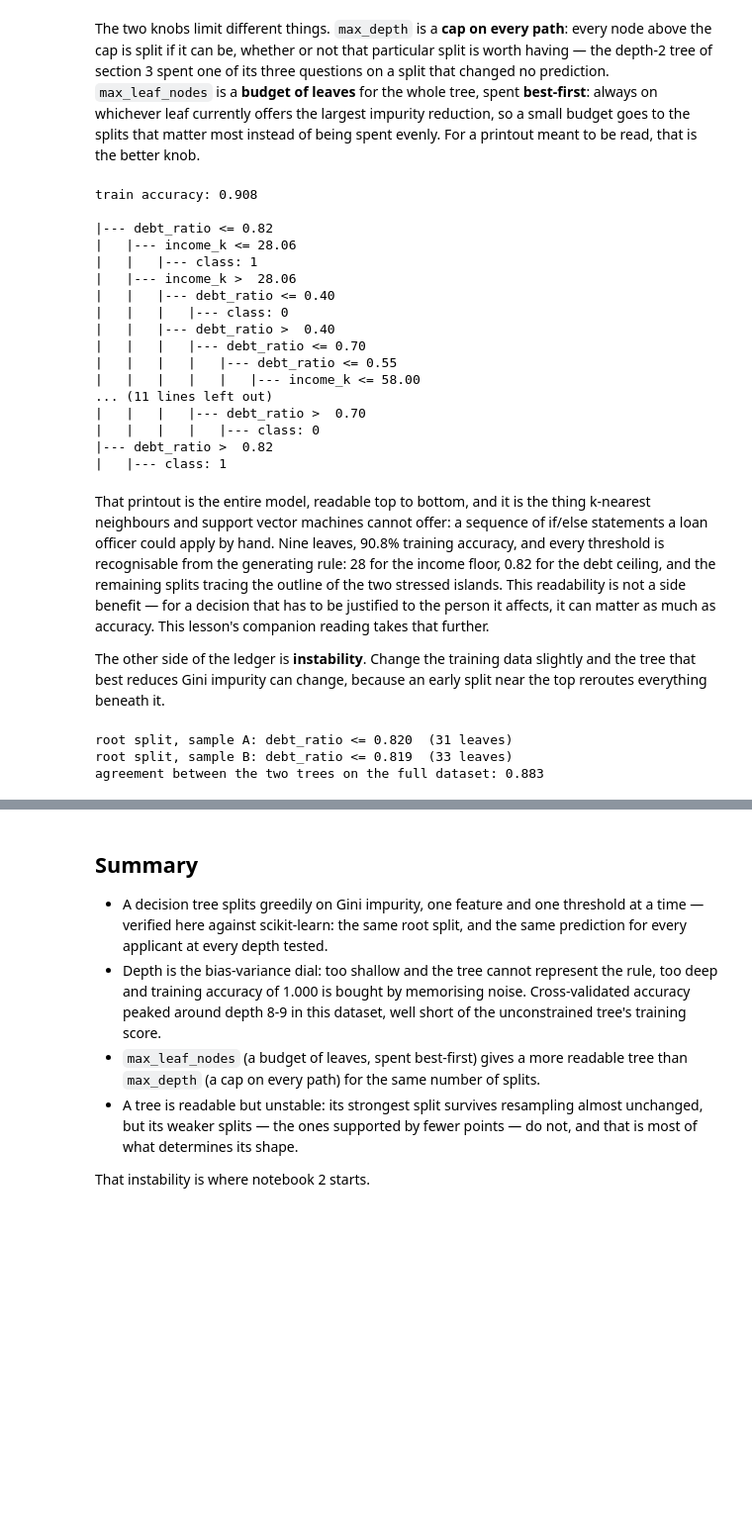
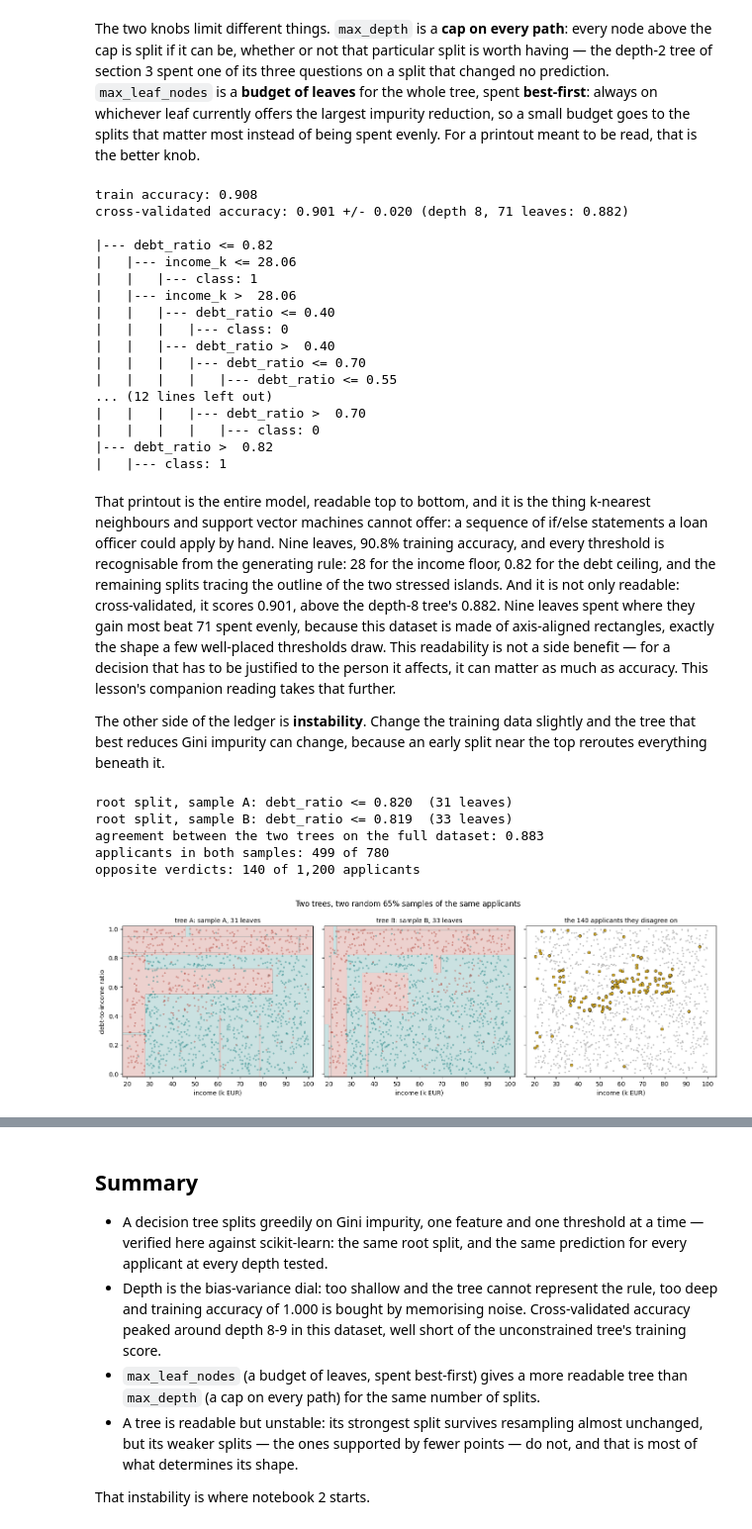
Before and after one commit to fabioantonini/technologies-for-artificial-intelligence, a Jupyter notebook: Lessons/07_trees_and_ensembles/Notebooks/01_decision_trees_from_scratch.ipynb, the cells around one changed output, grey strips where cells are left out. Shown at 99% size. Cells and saved outputs as stored; diff of their text form; code cells hidden in the pictures; blank space fills up the shorter version.

```diff
--- a/Lessons/07_trees_and_ensembles/Notebooks/01_decision_trees_from_scratch.ipynb
+++ b/Lessons/07_trees_and_ensembles/Notebooks/01_decision_trees_from_scratch.ipynb
@@ -733,10 +747,14 @@ budget goes to the splits that matter most instead of being spent evenly. For
 a printout meant to be read, that is the better knob.
 # %%
 small_tree = DecisionTreeClassifier(max_leaf_nodes=9, random_state=0).fit(X, y)
-print(f"train accuracy: {small_tree.score(X, y):.3f}\n")
+small_cv = cross_val_score(DecisionTreeClassifier(max_leaf_nodes=9, random_state=0), X, y, cv=folds)
+print(f"train accuracy: {small_tree.score(X, y):.3f}")
+print(f"cross-validated accuracy: {small_cv.mean():.3f} +/- {small_cv.std():.3f} "
+      f"(depth 8, 71 leaves: {depth8_folds.mean():.3f})\n")
 print(export_text(small_tree, feature_names=list(X.columns)))
 # %% [output]
 train accuracy: 0.908
+cross-validated accuracy: 0.901 +/- 0.020 (depth 8, 71 leaves: 0.882)
 
 |--- debt_ratio <= 0.82
 |   |--- income_k <= 28.06
@@ -747,8 +765,7 @@ train accuracy: 0.908
 |   |   |--- debt_ratio >  0.40
 |   |   |   |--- debt_ratio <= 0.70
 |   |   |   |   |--- debt_ratio <= 0.55
-|   |   |   |   |   |--- income_k <= 58.00
-... (11 lines left out)
+... (12 lines left out)
 |   |   |   |--- debt_ratio >  0.70
 |   |   |   |   |--- class: 0
 |--- debt_ratio >  0.82
@@ -760,7 +777,10 @@ sequence of if/else statements a loan officer could apply by hand. Nine
 leaves, 90.8% training accuracy, and every threshold is recognisable from
 the generating rule: 28 for the income floor, 0.82 for the debt ceiling,
 and the remaining splits tracing the outline of the two stressed islands.
-This readability is not a side benefit — for a decision that has to be
+And it is not only readable: cross-validated, it scores 0.901, above the
+depth-8 tree's 0.882. Nine leaves spent where they gain most beat 71 spent
+evenly, because this dataset is made of axis-aligned rectangles, exactly the
+shape a few well-placed thresholds draw. This readability is not a side benefit — for a decision that has to be
 justified to the person it affects, it can matter as much as accuracy. This
 lesson's companion reading takes that further.
 
@@ -770,21 +790,42 @@ early split near the top reroutes everything beneath it.
 # %%
 sample_a = X.sample(frac=0.65, random_state=1)
 sample_b = X.sample(frac=0.65, random_state=2)
 tree_a = DecisionTreeClassifier(max_depth=6, random_state=0).fit(
     sample_a, y.loc[sample_a.index])
 tree_b = DecisionTreeClassifier(max_depth=6, random_state=0).fit(
     sample_b, y.loc[sample_b.index])
 
 agree = (tree_a.predict(X) == tree_b.predict(X)).mean()
 print(f"root split, sample A: {X.columns[tree_a.tree_.feature[0]]} "
       f"<= {tree_a.tree_.threshold[0]:.3f}  ({tree_a.get_n_leaves()} leaves)")
 print(f"root split, sample B: {X.columns[tree_b.tree_.feature[0]]} "
       f"<= {tree_b.tree_.threshold[0]:.3f}  ({tree_b.get_n_leaves()} leaves)")
 print(f"agreement between the two trees on the full dataset: {agree:.3f}")
+disagree = tree_a.predict(X) != tree_b.predict(X)
+print(f"applicants in both samples: {len(set(sample_a.index) & set(sample_b.index))} of 780")
+print(f"opposite verdicts: {disagree.sum()} of {len(X):,} applicants")
+
+fig, axes = plt.subplots(1, 3, figsize=(14, 4.6), sharey=True)
+axes[0].set_ylabel("debt-to-income ratio")
+plot_boundary(axes[0], tree_a, f"tree A: sample A, {tree_a.get_n_leaves()} leaves")
+plot_boundary(axes[1], tree_b, f"tree B: sample B, {tree_b.get_n_leaves()} leaves")
+ax = axes[2]
+ax.scatter(X["income_k"], X["debt_ratio"], s=6, color="#BBBBBB", edgecolor="none")
+ax.scatter(X.loc[disagree, "income_k"], X.loc[disagree, "debt_ratio"], s=22,
+           color=GOLD, edgecolor=INK, linewidth=.4)
+ax.set_title(f"the {disagree.sum()} applicants they disagree on", fontsize=10)
+ax.set_xlabel("income (k EUR)")
+fig.suptitle("Two trees, two random 65% samples of the same applicants", fontsize=12)
+fig.tight_layout()
+fig.savefig(FIGURES / "two_trees_disagree.png", dpi=150, bbox_inches="tight", facecolor="white")
+plt.show()
 # %% [output]
 root split, sample A: debt_ratio <= 0.820  (31 leaves)
 root split, sample B: debt_ratio <= 0.819  (33 leaves)
 agreement between the two trees on the full dataset: 0.883
+applicants in both samples: 499 of 780
+opposite verdicts: 140 of 1,200 applicants
+[figure, added]
 # %% [markdown]
 The root split barely moves — both trees find the debt ceiling within
 0.001 of each other, because with 1,200 points the evidence for it is
```
Also changed, not shown: parts of 3 cells of this notebook, 15 other files.
